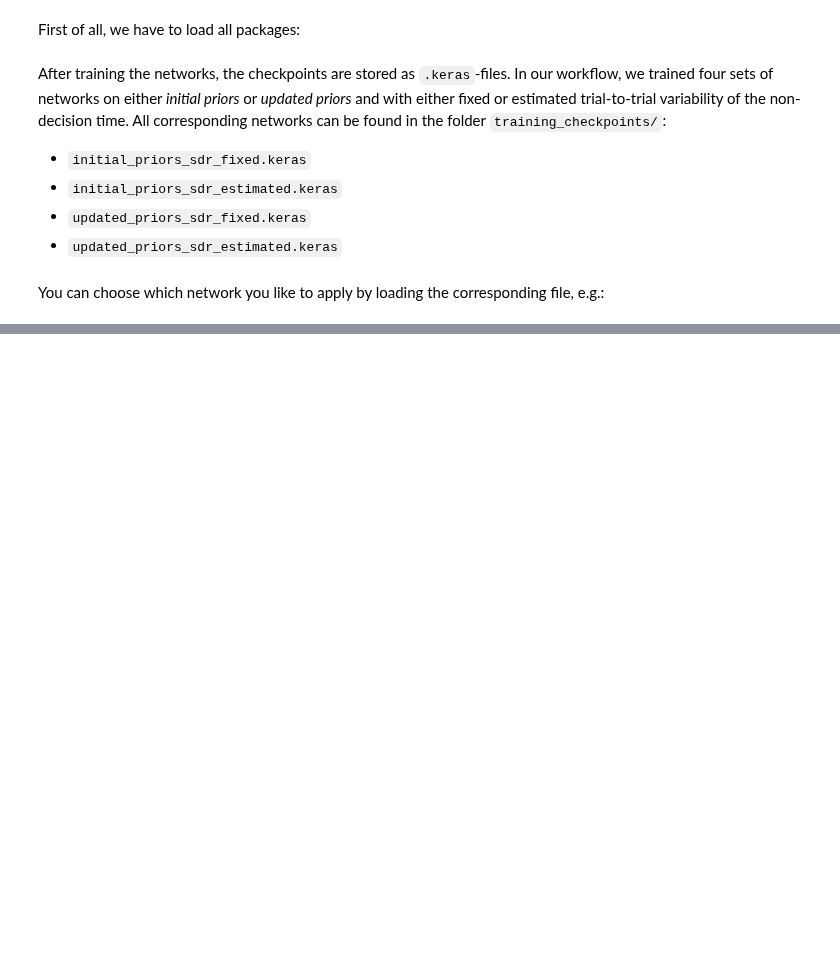
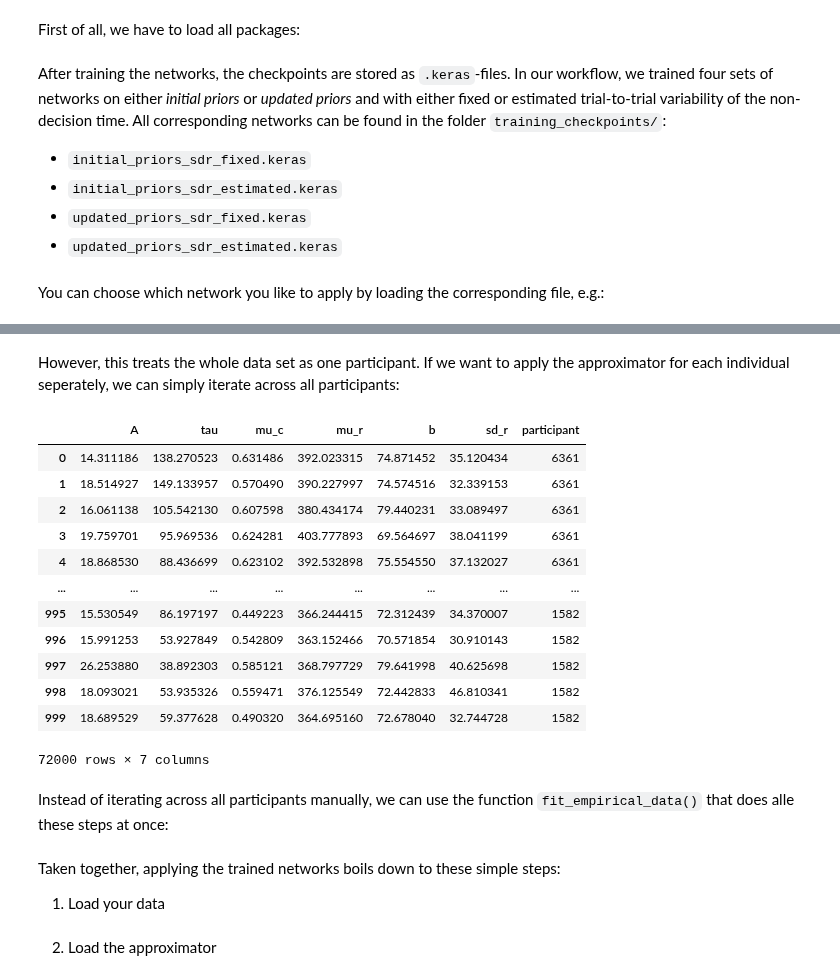
Before and after one commit to simschaefer/amortized-dmc, a Jupyter notebook: notebooks/apply_pretrained_networks.ipynb, the cells around one changed output, grey strips where cells are left out. Cells and saved outputs as stored; diff of their text form; code cells hidden in the pictures; blank space fills up the shorter version.

```diff
--- a/notebooks/apply_pretrained_networks.ipynb
+++ b/notebooks/apply_pretrained_networks.ipynb
@@ -39,0 +75,42 @@ The `approximator` contains everything we need to get posterior samples for a gi
+# %% [markdown]
+However, this treats the whole data set as one participant. If we want to apply the approximator for each individual seperately, we can simply iterate across all participants:
+# %%
+ids = data['participant'].unique()
+
+post_samples = list()
+
+for id in ids:
+
+    data_id = data[data['participant'] == id]
+
+    data_id_dict = dmc_helpers.format_empirical_data(data_id, var_names = ['rt', 'accuracy', 'congruency_num'])
+
+    post_samples_id = approximator.sample(conditions = data_id_dict, num_samples = 1000)
+
+    post_samples_id_np={k: v.flatten() for k, v in post_samples_id.items()}
+
+    post_samples_id_df=pd.DataFrame(post_samples_id_np)
+
+    post_samples_id_df['participant'] = id
+
+    post_samples.append(pd.DataFrame(post_samples_id_df))
+# %%
+post_samples_df = pd.concat(post_samples)
+# %%
+post_samples_df
+# %% [output]
+|  | A | tau | mu_c | mu_r | b | sd_r | participant |
+| 0 | 14.311186 | 138.270523 | 0.631486 | 392.023315 | 74.871452 | 35.120434 | 6361 |
+| 1 | 18.514927 | 149.133957 | 0.570490 | 390.227997 | 74.574516 | 32.339153 | 6361 |
+| 2 | 16.061138 | 105.542130 | 0.607598 | 380.434174 | 79.440231 | 33.089497 | 6361 |
+| 3 | 19.759701 | 95.969536 | 0.624281 | 403.777893 | 69.564697 | 38.041199 | 6361 |
+| 4 | 18.868530 | 88.436699 | 0.623102 | 392.532898 | 75.554550 | 37.132027 | 6361 |
+| ... | ... | ... | ... | ... | ... | ... | ... |
+| 995 | 15.530549 | 86.197197 | 0.449223 | 366.244415 | 72.312439 | 34.370007 | 1582 |
+| 996 | 15.991253 | 53.927849 | 0.542809 | 363.152466 | 70.571854 | 30.910143 | 1582 |
+| 997 | 26.253880 | 38.892303 | 0.585121 | 368.797729 | 79.641998 | 40.625698 | 1582 |
+| 998 | 18.093021 | 53.935326 | 0.559471 | 376.125549 | 72.442833 | 46.810341 | 1582 |
+| 999 | 18.689529 | 59.377628 | 0.490320 | 364.695160 | 72.678040 | 32.744728 | 1582 |
+72000 rows × 7 columns
+# %% [markdown]
+Instead of iterating across all participants manually, we can use the function `fit_empirical_data()` that does alle these steps at once:
@@ -39,0 +119,4 @@ The `approximator` contains everything we need to get posterior samples for a gi
+# %% [markdown]
+Taken together, applying the trained networks boils down to these simple steps:
+
+1. Load your data
@@ -39,0 +125,2 @@ The `approximator` contains everything we need to get posterior samples for a gi
+# %% [markdown]
+2. Load the approximator
```
Also changed, not shown: parts of 12 cells of this notebook, 5 other files.
